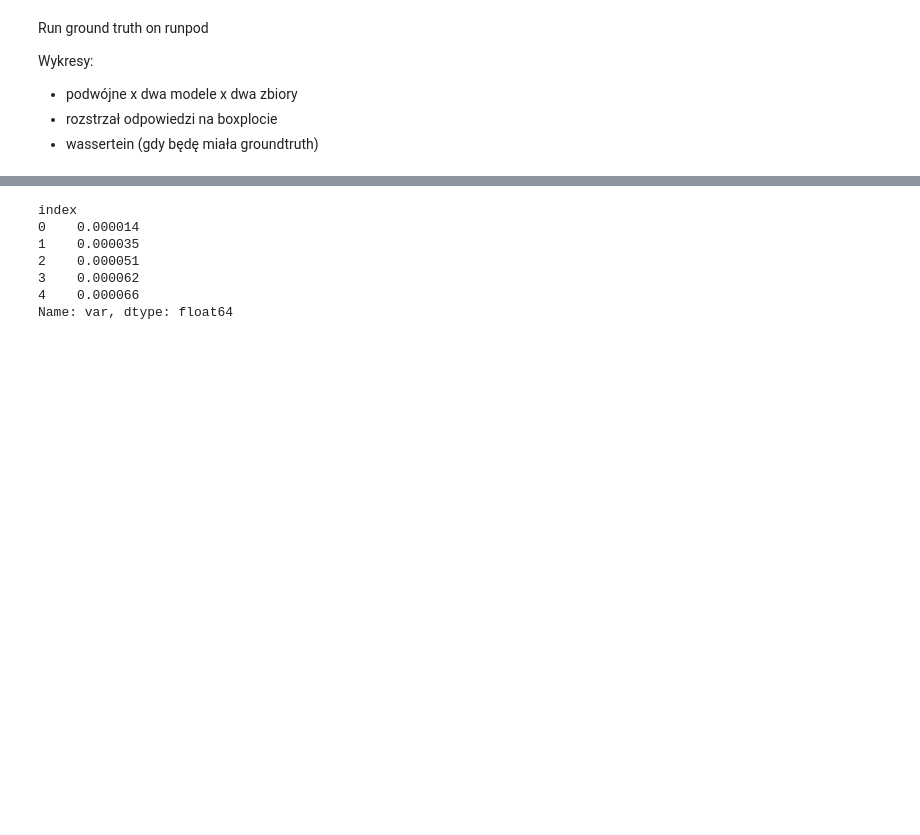
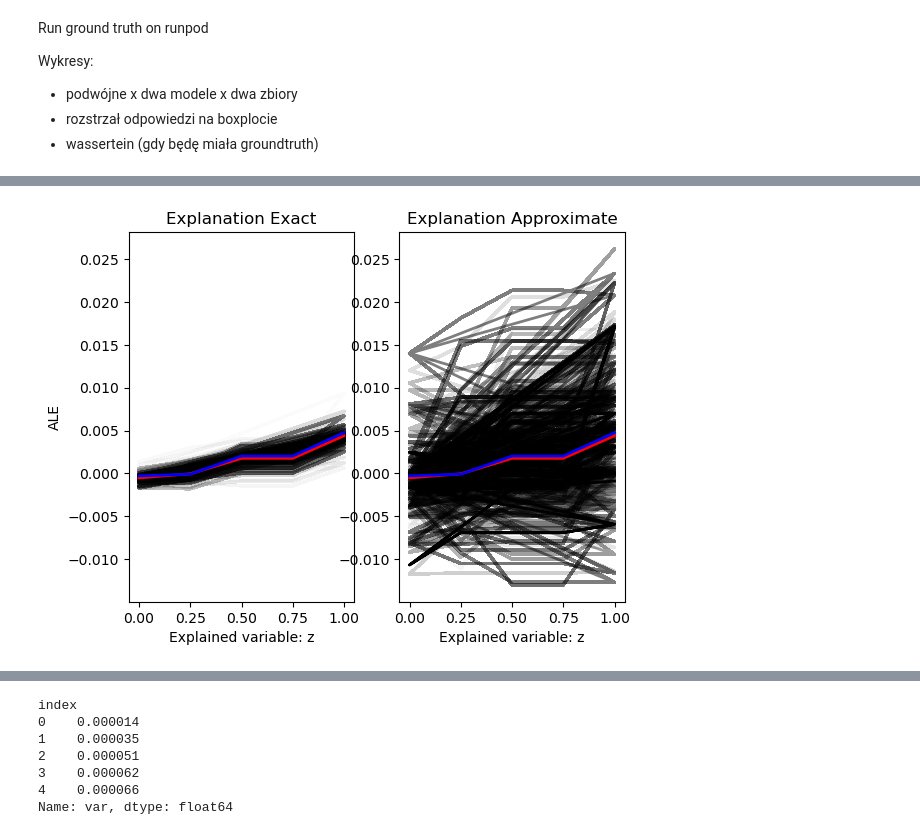
Before and after one commit to Kaczyniec/ALE-and-GNNs, a Jupyter notebook: data/CD1-E_no2/citations.ipynb, the cells around one changed output, grey strips where cells are left out. Saved outputs shown, nothing was run; the diff lists cells and outputs as text; code cells hidden in the pictures; blank space fills up the shorter version.

```diff
--- a/data/CD1-E_no2/citations.ipynb
+++ b/data/CD1-E_no2/citations.ipynb
@@ -35,0 +53,73 @@ paths = {"CD1-E_no2 dataset, ALE method, GCN model": "C:/Users/ppaul/Documents/i
+# %%
+path = "../ALE_comparisonGCN_n_layers4_hidden_size256.csv"
+df = pd.read_csv(path, index_col=None, names=['index', 'trial', 'k', 'max_bin_size', 'explanation_exact', 't_exact', 'explanation_approximate', 't_approximate'])
+df['run'] = np.floor(df.index/5)
+mod = df.apply(lambda x: x['k']*x['max_bin_size'], axis=1).sum()/5
+df['multi'] = df.apply(lambda x: x['explanation_exact']*x['max_bin_size']*x['k']/mod,axis=1)
+gt = df.groupby(['index'])['multi'].sum()
+#gt = df.groupby(['index']).mean()['explanation_exact']
+df['multi'] = df.apply(lambda x: x['explanation_approximate']*x['max_bin_size']*x['k']/mod,axis=1)
+ap = df.groupby(['index'])['multi'].sum()#['explanation_approximate']
+#print(np.vstack(df['explanation_exact'].apply(lambda x: np.array(x))).mean(axis=0))
+#gt = df.loc[:, 'explanation_exact'].mean()
+print(ap)
+# df1024['trial'] = df1024.reset_index()['level_0'].apply(lambda x: math.floor(float(x)/5))
+fig, (ax1, ax2) = plt.subplots(1, 2)
+for (k, max_bin_size), group in (
+    df.groupby(["k", "max_bin_size"])
+):
+    color_intensity = k + max_bin_size
+    ax1.plot(
+        group.reset_index()["index"].apply(lambda x: x / 4),
+        group["explanation_exact"],
+        label=f"k={k}, max_bin_size={max_bin_size}",
+        color=(0, 0, 0, color_intensity / 2048),
+        linewidth=2,
+    )
+
+    ax2.sharey(ax1)
+    ax2.plot(
+        group.reset_index()["index"].apply(lambda x: x / 4),
+        group["explanation_approximate"],
+        label=f"k={k}, max_bin_size={max_bin_size}",
+        color=(0, 0, 0, color_intensity / 2048),
+        linewidth=2,
+    )
+
+ax1.plot(
+    [0, 0.25, 0.5, 0.75, 1],
+    gt,
+    color='red',
+    linewidth=2,
+)
+ax2.plot(
+    [0, 0.25, 0.5, 0.75, 1],
+    gt,
+    color='red',
+    linewidth=2,
+)
+ax1.plot(
+    [0, 0.25, 0.5, 0.75, 1],
+    ap,
+    color='blue',
+    linewidth=2,
+)
+ax2.plot(
+    [0, 0.25, 0.5, 0.75, 1],
+    ap,
+    color='blue',
+    linewidth=2,
+)
+
+# Add labels and legend
+ax1.set_title('Explanation Exact')
+ax2.set_title('Explanation Approximate')
+ax1.set_xlabel('Explained variable: z')
+ax2.set_xlabel('Explained variable: z')
+#TODO: Change to appropriate x-axis labelm dependent on the datset (in args)
+ax1.set_ylabel('ALE')# TODO" change to method
+#ax.set_yscale('log')
+#plt.suptitle(f'{dataset} dataset, {model} model')
+# Show plot
+plt.show()
+# %% [output]
@@ -36,3 +133,4 @@ paths = {"CD1-E_no2 dataset, ALE method, GCN model": "C:/Users/ppaul/Documents/i
+[figure, added]
 # %%
 model = "GCN"
 dataset = "CD1-E_no2"#"citations"#
```
Also changed, not shown: parts of 4 cells of this notebook, 4 other files.
